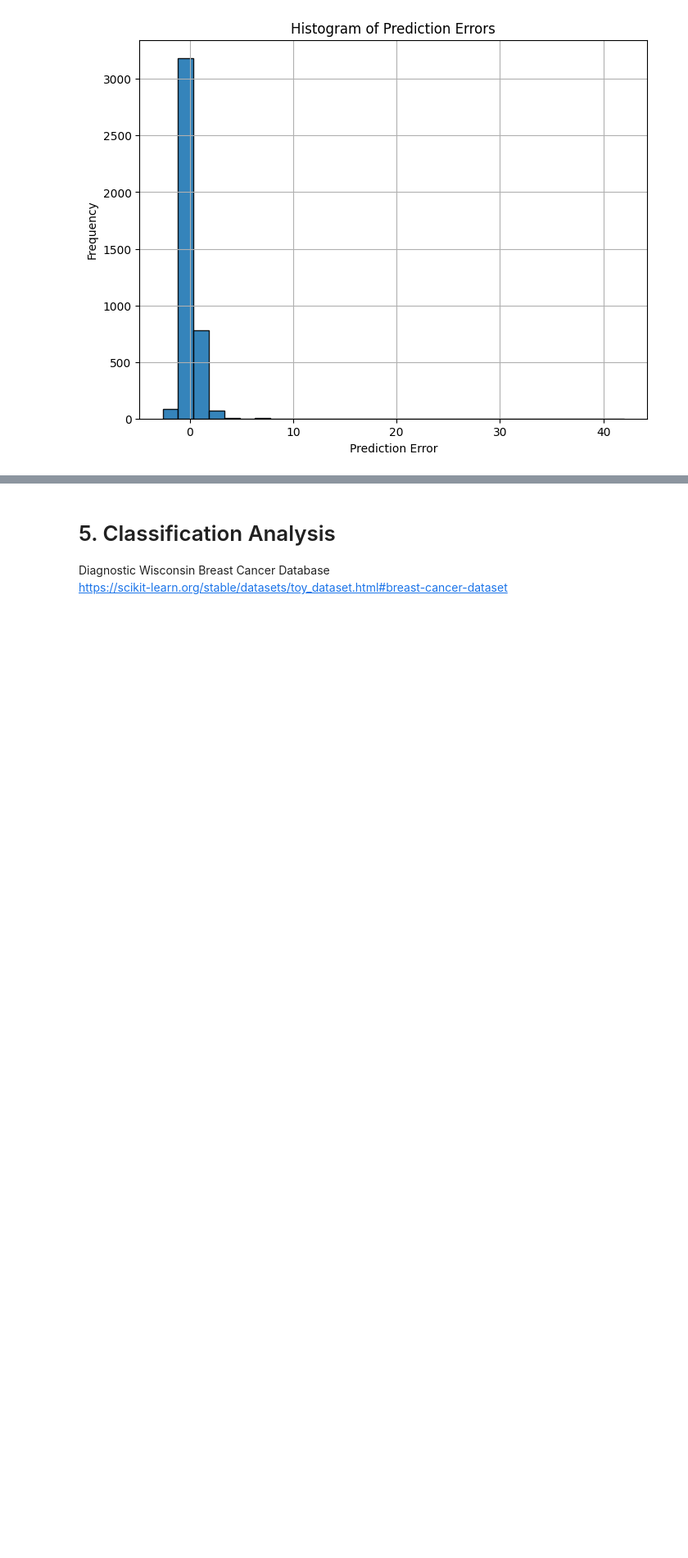
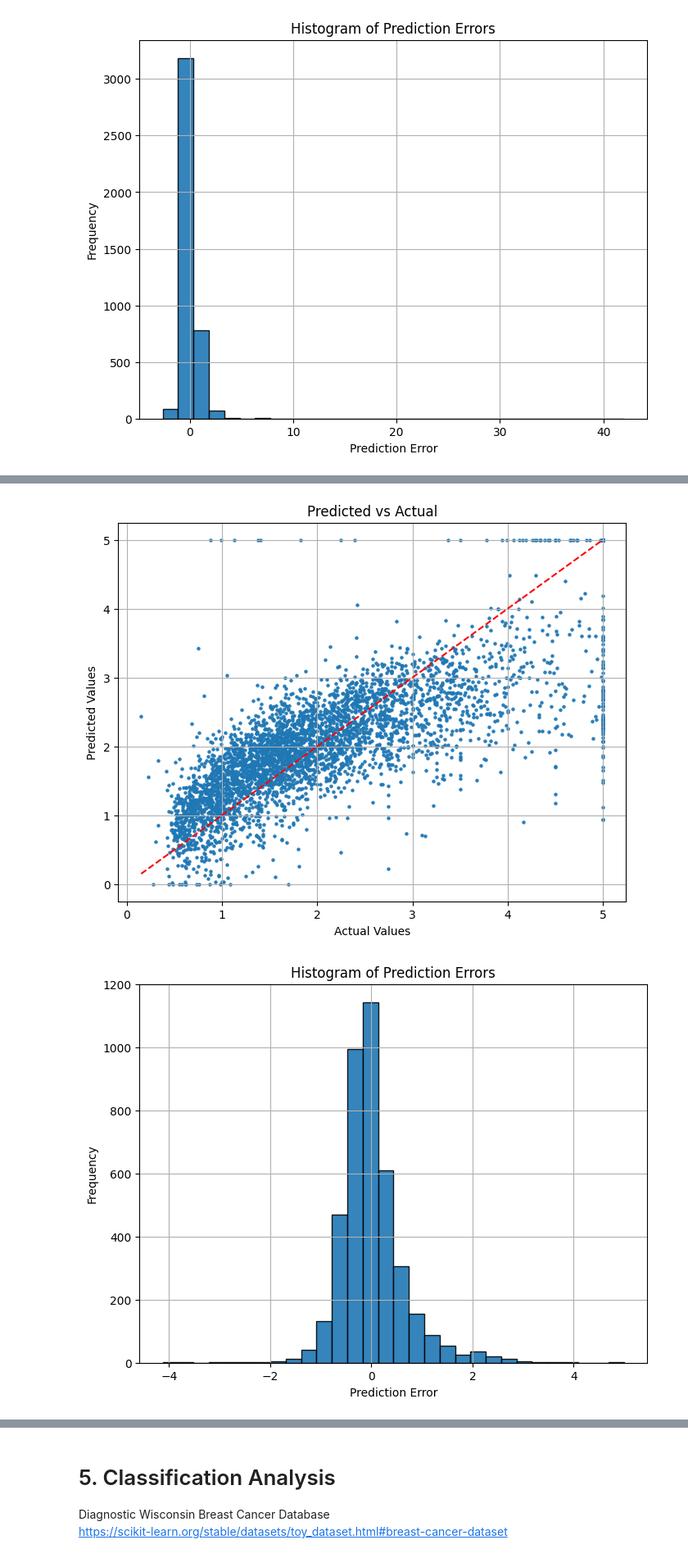
Before and after one commit to yutinghuang0413/MDSProject1, a Jupyter notebook: project1.ipynb, the cells around one changed output, grey strips where cells are left out. Shown at 82% size. Cells and saved outputs as stored; diff of their text form; code cells hidden in the pictures; blank space fills up the shorter version.

```diff
--- a/project1.ipynb
+++ b/project1.ipynb
@@ -325,0 +650,75 @@ MAE train: 0.4673, test: 0.4776
+# %%
+# regression
+
+model = ClippedRegressor(LinearRegression(),
+    min_value=0, max_value=5.00001
+)
+model.fit(X_train_filtered, y_train_filtered)
+print("Coefficients:", model.base_estimator.coef_)
+print("Standardized Coefficient", model.base_estimator.coef_*X_train_filtered.std()/y_train_filtered.std())
+
+
+y_train_reg_lin = model.predict(X_train_reg)
+y_pred_reg_lin = model.predict(X_test_reg)
+
+
+# train
+y_train_lin = np.where(y_train_class_pred==1, 5.00001, 0)
+y_train_lin[mask_train_reg] = y_train_reg_lin
+
+# test
+y_pred_lin = np.where(y_test_class_pred==1, 5.00001, 0)
+y_pred_lin[mask_test_reg] = y_pred_reg_lin
+
+
+# Performance metrics
+r2_deg2_in = r2_score(y_train, y_train_lin)
+r2_deg2_out = r2_score(y_test, y_pred_lin)
+mae_deg2_in = mean_absolute_error(y_train, y_train_lin)
+mae_deg2_out = mean_absolute_error(y_test, y_pred_lin)
+rmse_deg2_in = np.sqrt(mean_squared_error(y_train, y_train_lin))
+rmse_deg2_out = np.sqrt(mean_squared_error(y_test, y_pred_lin))
+
+
+print(f"R2 train: {r2_deg2_in :.4f}, test: {r2_deg2_out:.4f}")
+print(f"RMSE train: {rmse_deg2_in:.4f}, test: {rmse_deg2_out:.4f}")
+print(f"MAE train: {mae_deg2_in:.4f}, test: {mae_deg2_out:.4f}")
+
+
+errors_lin = y_test.to_numpy() - y_pred_lin
+
+top5_idx = np.argsort(np.abs(errors_lin))[-10:][::-1]
+
+top5_y_test = y_test.iloc[top5_idx].values
+top5_y_pred = y_pred_lin[top5_idx]
+top5_errors = errors_lin[top5_idx]
+
+top5_X = X_test.iloc[top5_idx]
+
+outliers_df = top5_X.copy()
+outliers_df["y_test"] = top5_y_test
+outliers_df["y_pred"] = top5_y_pred
+outliers_df["Error"] = top5_errors
+
+print(outliers_df)
+
+
+
+plt.figure(figsize=(8,6))
+plt.scatter(y_test, y_pred_lin, alpha=0.9, s=5)
+plt.plot([y_test.min(), y_test.max()],
+         [y_test.min(), y_test.max()], 'r--')
+plt.xlabel("Actual Values")
+plt.ylabel("Predicted Values")
+plt.title("Predicted vs Actual")
+plt.grid(True)
+plt.show()
+
+plt.figure(figsize=(8,6))
+plt.hist(errors_deg2, bins=30, edgecolor='k', alpha=0.9)
+plt.xlabel("Prediction Error")
+plt.ylabel("Frequency")
+plt.title("Histogram of Prediction Errors")
+plt.grid(True)
+plt.show()
+# %% [output]
@@ -325,0 +742,2 @@ MAE train: 0.4673, test: 0.4776
+[figure, added]
+[figure, added]
```
Also changed, not shown: parts of 9 cells of this notebook.
